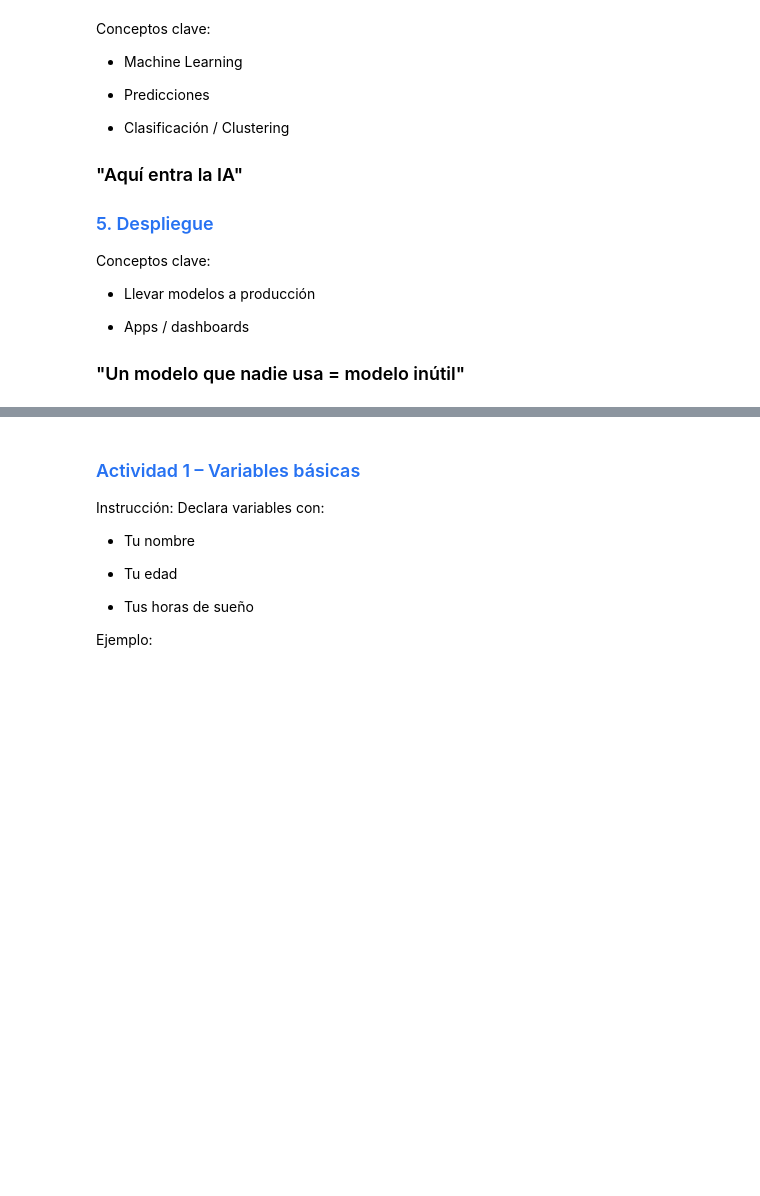
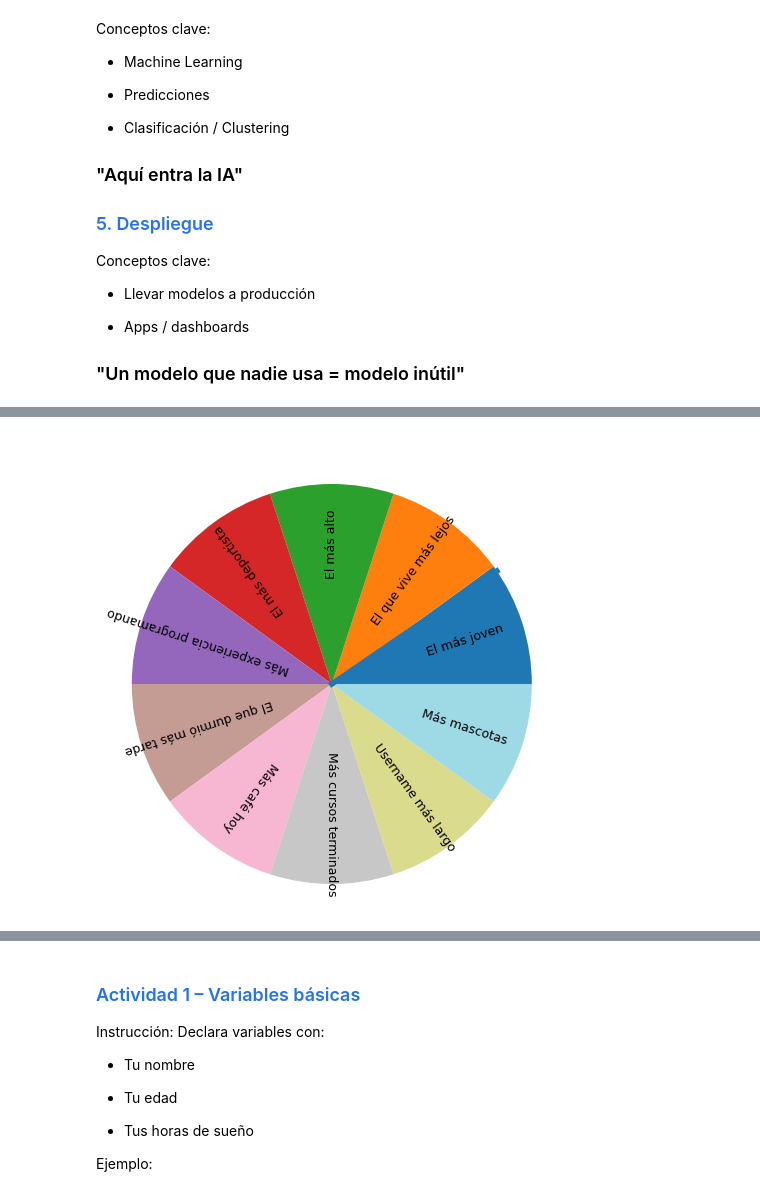
Before and after one commit to PabloPerez-Triple/DS_teaching_materials, a Jupyter notebook: DS/DS_Sprint1_class2.ipynb, the cells around one changed output, grey strips where cells are left out. Cells and saved outputs as stored; diff of their text form; code cells hidden in the pictures; blank space fills up the shorter version.

Commit message:
Primera entrega Data Monthly meeting 19_03_2026

```diff
--- a/DS/DS_Sprint1_class2.ipynb
+++ b/DS/DS_Sprint1_class2.ipynb
@@ -145,0 +182,89 @@ Familiarizarse con Python, vamos desde lo básico
+# %%
+import numpy as np
+import matplotlib.pyplot as plt
+import matplotlib.animation as animation
+import random
+
+rules = [
+    "El más joven",
+    "El que vive más lejos",
+    "El más alto",
+    "El más deportista",
+    "Más experiencia programando",
+    "El que durmió más tarde",
+    "Más café hoy",
+    "Más cursos terminados",
+    "Username más largo",
+    "Más mascotas"
+]
+
+n = len(rules)
+
+angles = np.linspace(0, 2*np.pi, n, endpoint=False)
+
+fig, ax = plt.subplots(figsize=(6,6))
+
+ax.set_aspect("equal")
+ax.axis("off")
+
+colors = plt.cm.tab20(np.linspace(0,1,n))
+
+wedges = []
+
+for i, angle in enumerate(angles):
+    wedge = plt.matplotlib.patches.Wedge(
+        (0,0),
+        1,
+        np.degrees(angle),
+        np.degrees(angle + 2*np.pi/n),
+        facecolor=colors[i]
+    )
+    ax.add_patch(wedge)
+
+    x = 0.7*np.cos(angle + np.pi/n)
+    y = 0.7*np.sin(angle + np.pi/n)
+
+    ax.text(
+        x, y,
+        rules[i],
+        ha="center",
+        va="center",
+        fontsize=9,
+        rotation=np.degrees(angle + np.pi/n)
+    )
+
+pointer, = ax.plot([0,0],[0,1.1], lw=4)
+
+spin_speed = 0.3
+angle = 0
+
+chosen_index = random.randint(0, n-1)
+
+target_angle = 2*np.pi*(5) + angles[chosen_index]
+
+def update(frame):
+    global angle
+
+    if angle < target_angle:
+        angle += spin_speed
+
+    pointer.set_data(
+        [0, np.cos(angle)],
+        [0, np.sin(angle)]
+    )
+
+    return pointer,
+
+ani = animation.FuncAnimation(
+    fig,
+    update,
+    frames=200,
+    interval=30,
+    blit=True
+)
+
+plt.show()
+
+print("Elegido:", rules[chosen_index])
+# %% [output]
+[figure, added]
```
Also changed, not shown: parts of 11 cells of this notebook, 13 other files.
